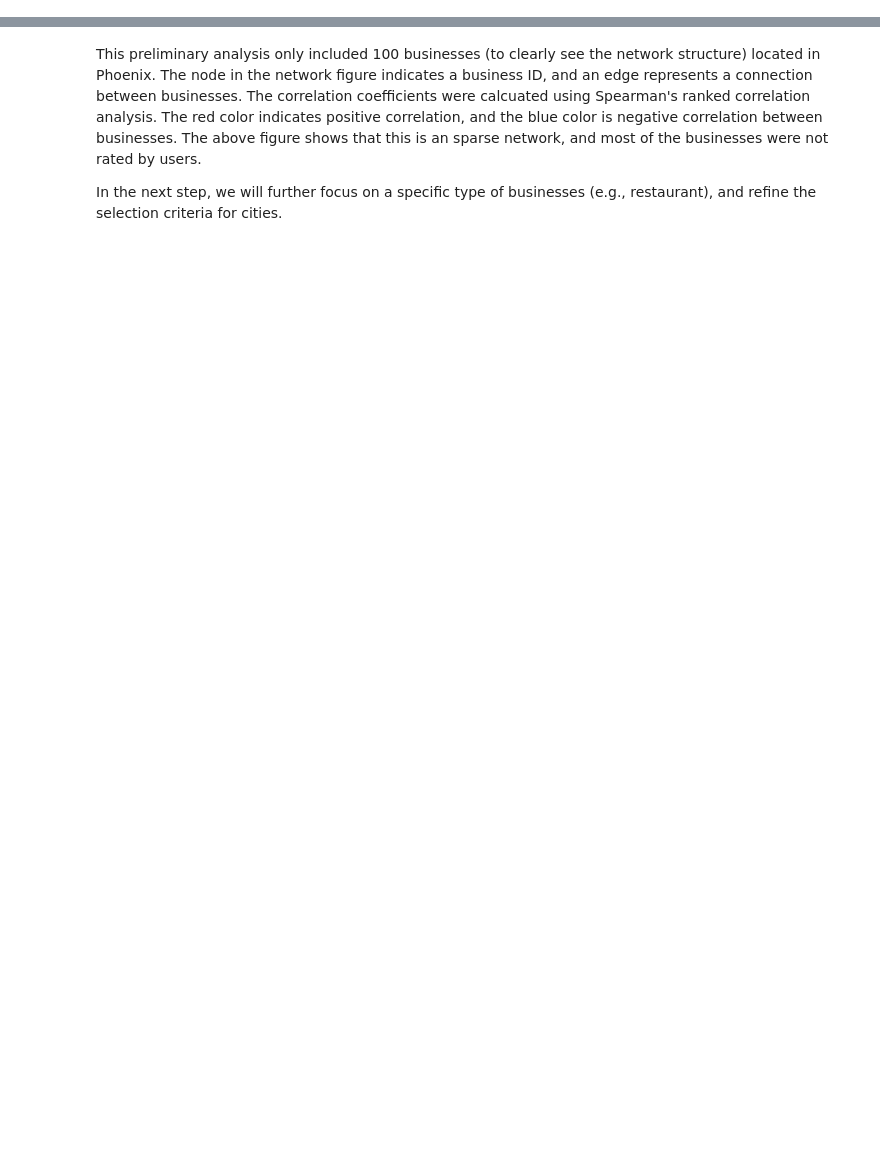
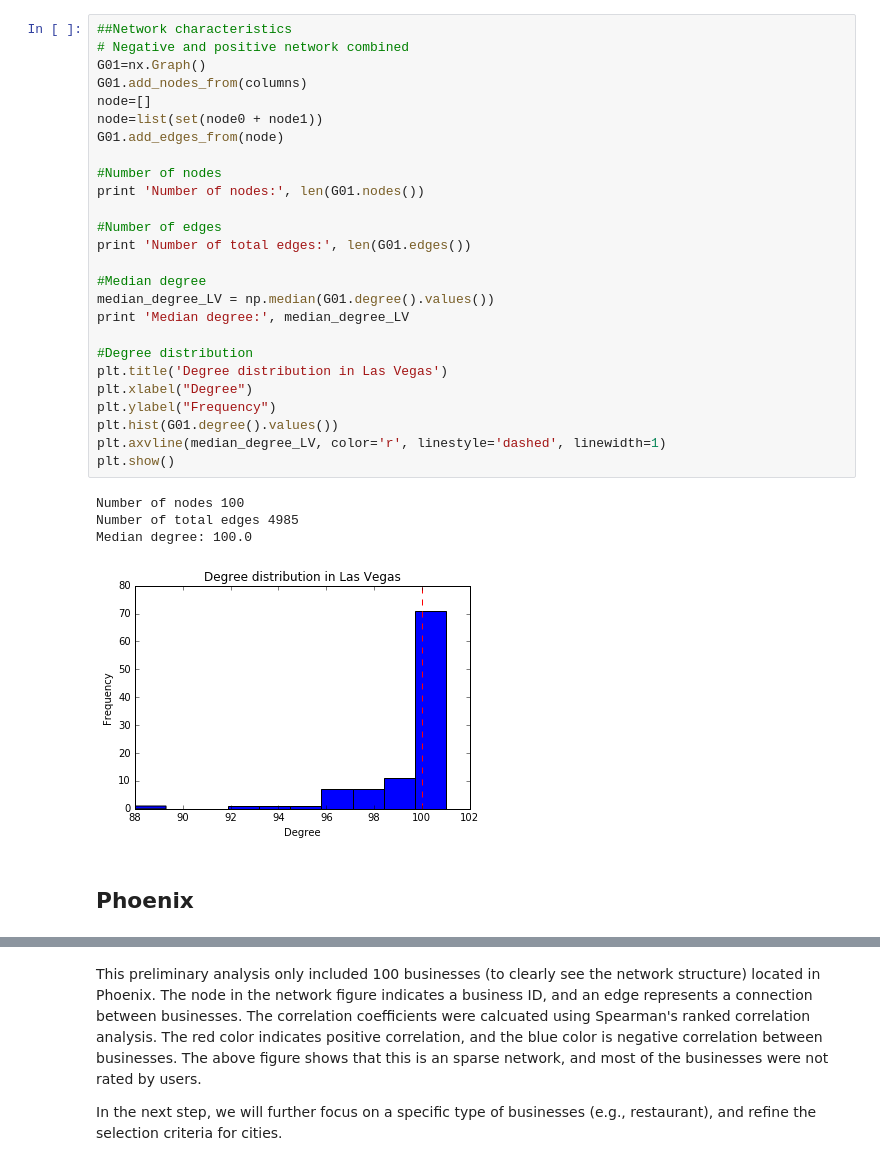
Before and after one commit to NickHoernle/Data-Science-Project-AM209a, a Jupyter notebook: data_exploration/Network_Analysis_Reiko.ipynb, the cells around one changed output, grey strips where cells are left out. Cells and saved outputs as stored; diff of their text form; blank space fills up the shorter version.

```diff
--- a/data_exploration/Network_Analysis_Reiko.ipynb
+++ b/data_exploration/Network_Analysis_Reiko.ipynb
@@ -89,0 +143,33 @@ plt.show()
+# %%
+##Network characteristics
+# Negative and positive network combined
+G01=nx.Graph()
+G01.add_nodes_from(columns)
+node=[]
+node=list(set(node0 + node1))
+G01.add_edges_from(node)
+
+#Number of nodes
+print 'Number of nodes:', len(G01.nodes())
+
+#Number of edges
+print 'Number of total edges:', len(G01.edges())
+
+#Median degree
+median_degree_LV = np.median(G01.degree().values())
+print 'Median degree:', median_degree_LV
+
+#Degree distribution
+plt.title('Degree distribution in Las Vegas')
+plt.xlabel("Degree")
+plt.ylabel("Frequency")
+plt.hist(G01.degree().values())
+plt.axvline(median_degree_LV, color='r', linestyle='dashed', linewidth=1)
+plt.show()
+# %% [output]
+Number of nodes 100
+Number of total edges 4985
+Median degree: 100.0
+[figure, added]
+# %% [markdown]
+## Phoenix
```
Also changed, not shown: parts of 18 cells of this notebook.
